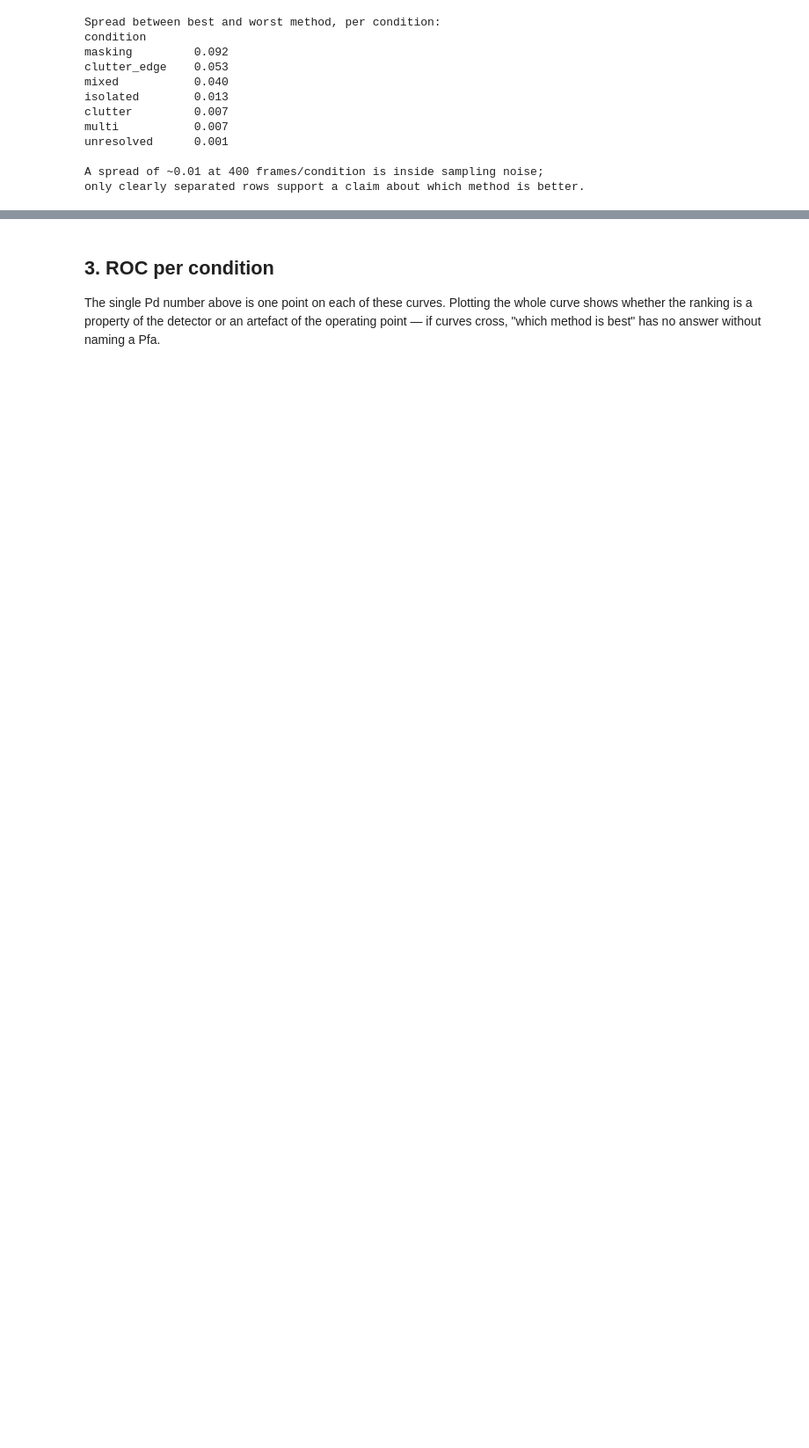
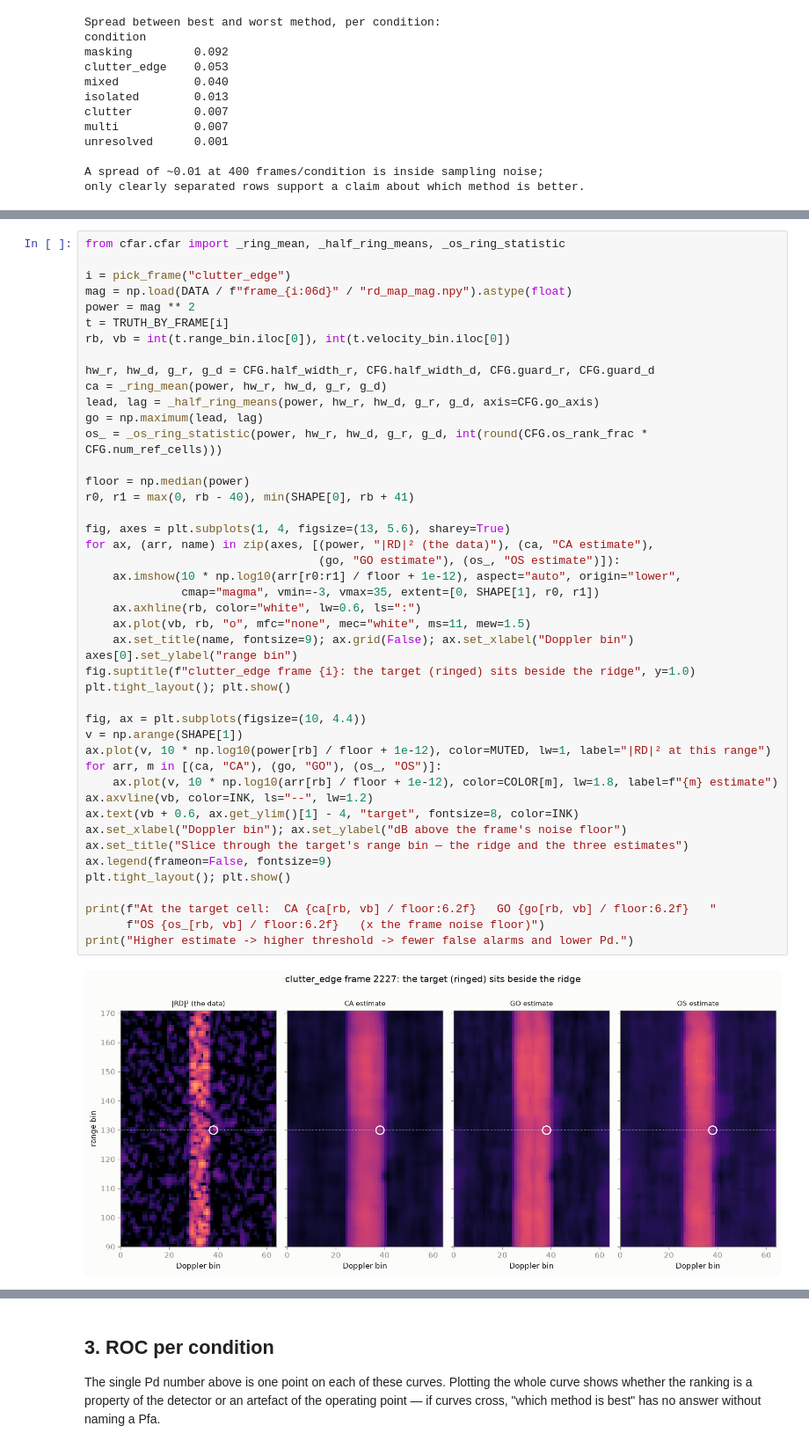
Before and after one commit to alijaafar232003/fmcw-radar-cfar-vs-dl, a Jupyter notebook: notebooks/cfar_baseline.ipynb, the cells around one changed output, grey strips where cells are left out. Shown at 88% size. Cells and saved outputs as stored; diff of their text form; blank space fills up the shorter version.

```diff
--- a/notebooks/cfar_baseline.ipynb
+++ b/notebooks/cfar_baseline.ipynb
@@ -165,0 +268,47 @@ only clearly separated rows support a claim about which method is better.
+# %%
+from cfar.cfar import _ring_mean, _half_ring_means, _os_ring_statistic
+
+i = pick_frame("clutter_edge")
+mag = np.load(DATA / f"frame_{i:06d}" / "rd_map_mag.npy").astype(float)
+power = mag ** 2
+t = TRUTH_BY_FRAME[i]
+rb, vb = int(t.range_bin.iloc[0]), int(t.velocity_bin.iloc[0])
+
+hw_r, hw_d, g_r, g_d = CFG.half_width_r, CFG.half_width_d, CFG.guard_r, CFG.guard_d
+ca = _ring_mean(power, hw_r, hw_d, g_r, g_d)
+lead, lag = _half_ring_means(power, hw_r, hw_d, g_r, g_d, axis=CFG.go_axis)
+go = np.maximum(lead, lag)
+os_ = _os_ring_statistic(power, hw_r, hw_d, g_r, g_d, int(round(CFG.os_rank_frac * CFG.num_ref_cells)))
+
+floor = np.median(power)
+r0, r1 = max(0, rb - 40), min(SHAPE[0], rb + 41)
+
+fig, axes = plt.subplots(1, 4, figsize=(13, 5.6), sharey=True)
+for ax, (arr, name) in zip(axes, [(power, "|RD|² (the data)"), (ca, "CA estimate"),
+                                  (go, "GO estimate"), (os_, "OS estimate")]):
+    ax.imshow(10 * np.log10(arr[r0:r1] / floor + 1e-12), aspect="auto", origin="lower",
+              cmap="magma", vmin=-3, vmax=35, extent=[0, SHAPE[1], r0, r1])
+    ax.axhline(rb, color="white", lw=0.6, ls=":")
+    ax.plot(vb, rb, "o", mfc="none", mec="white", ms=11, mew=1.5)
+    ax.set_title(name, fontsize=9); ax.grid(False); ax.set_xlabel("Doppler bin")
+axes[0].set_ylabel("range bin")
+fig.suptitle(f"clutter_edge frame {i}: the target (ringed) sits beside the ridge", y=1.0)
+plt.tight_layout(); plt.show()
+
+fig, ax = plt.subplots(figsize=(10, 4.4))
+v = np.arange(SHAPE[1])
+ax.plot(v, 10 * np.log10(power[rb] / floor + 1e-12), color=MUTED, lw=1, label="|RD|² at this range")
+for arr, m in [(ca, "CA"), (go, "GO"), (os_, "OS")]:
+    ax.plot(v, 10 * np.log10(arr[rb] / floor + 1e-12), color=COLOR[m], lw=1.8, label=f"{m} estimate")
+ax.axvline(vb, color=INK, ls="--", lw=1.2)
+ax.text(vb + 0.6, ax.get_ylim()[1] - 4, "target", fontsize=8, color=INK)
+ax.set_xlabel("Doppler bin"); ax.set_ylabel("dB above the frame's noise floor")
+ax.set_title("Slice through the target's range bin — the ridge and the three estimates")
+ax.legend(frameon=False, fontsize=9)
+plt.tight_layout(); plt.show()
+
+print(f"At the target cell:  CA {ca[rb, vb] / floor:6.2f}   GO {go[rb, vb] / floor:6.2f}   "
+      f"OS {os_[rb, vb] / floor:6.2f}   (x the frame noise floor)")
+print("Higher estimate -> higher threshold -> fewer false alarms and lower Pd.")
+# %% [output]
+[figure, added]
```
Also changed, not shown: parts of 9 cells of this notebook, 1 other file.
